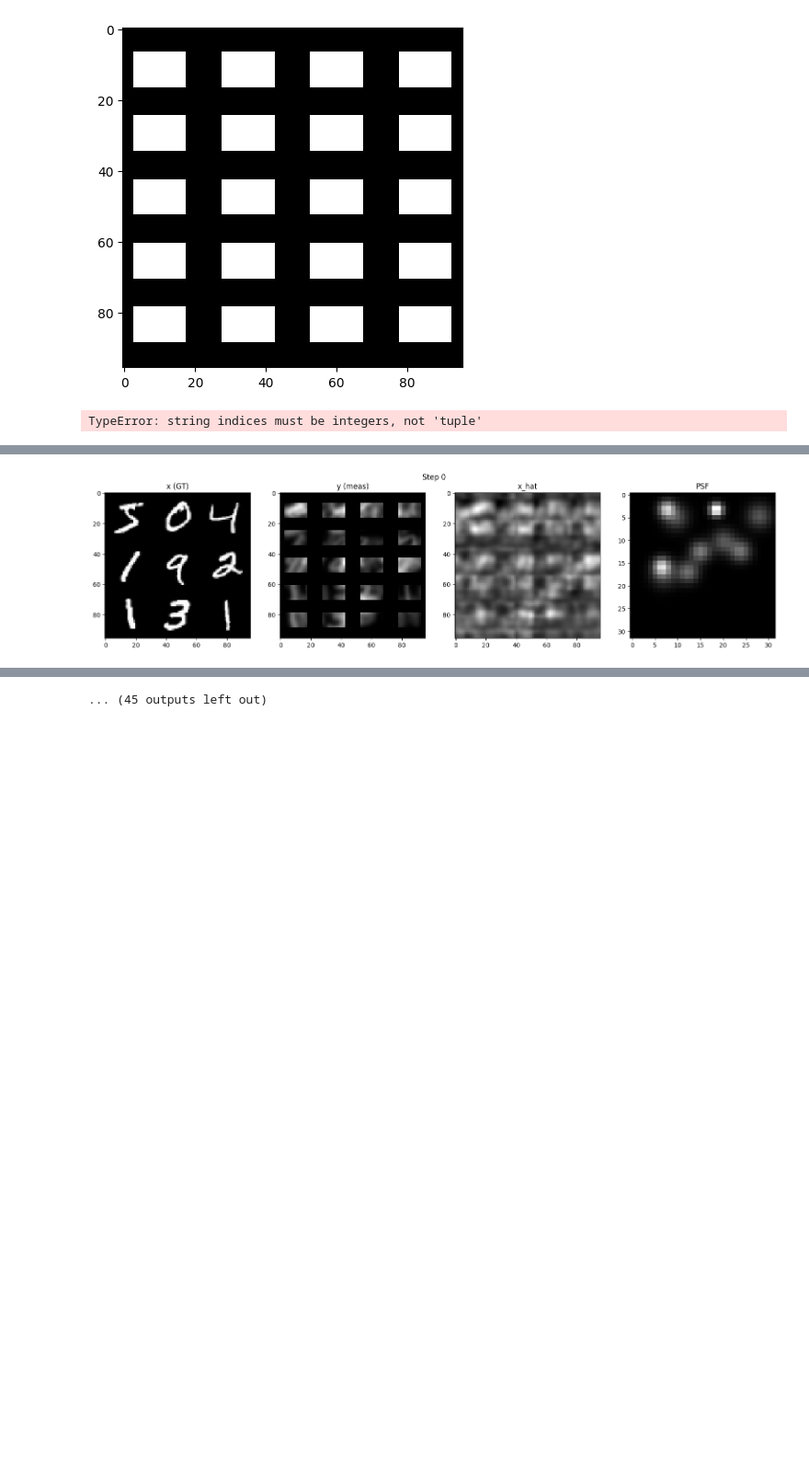
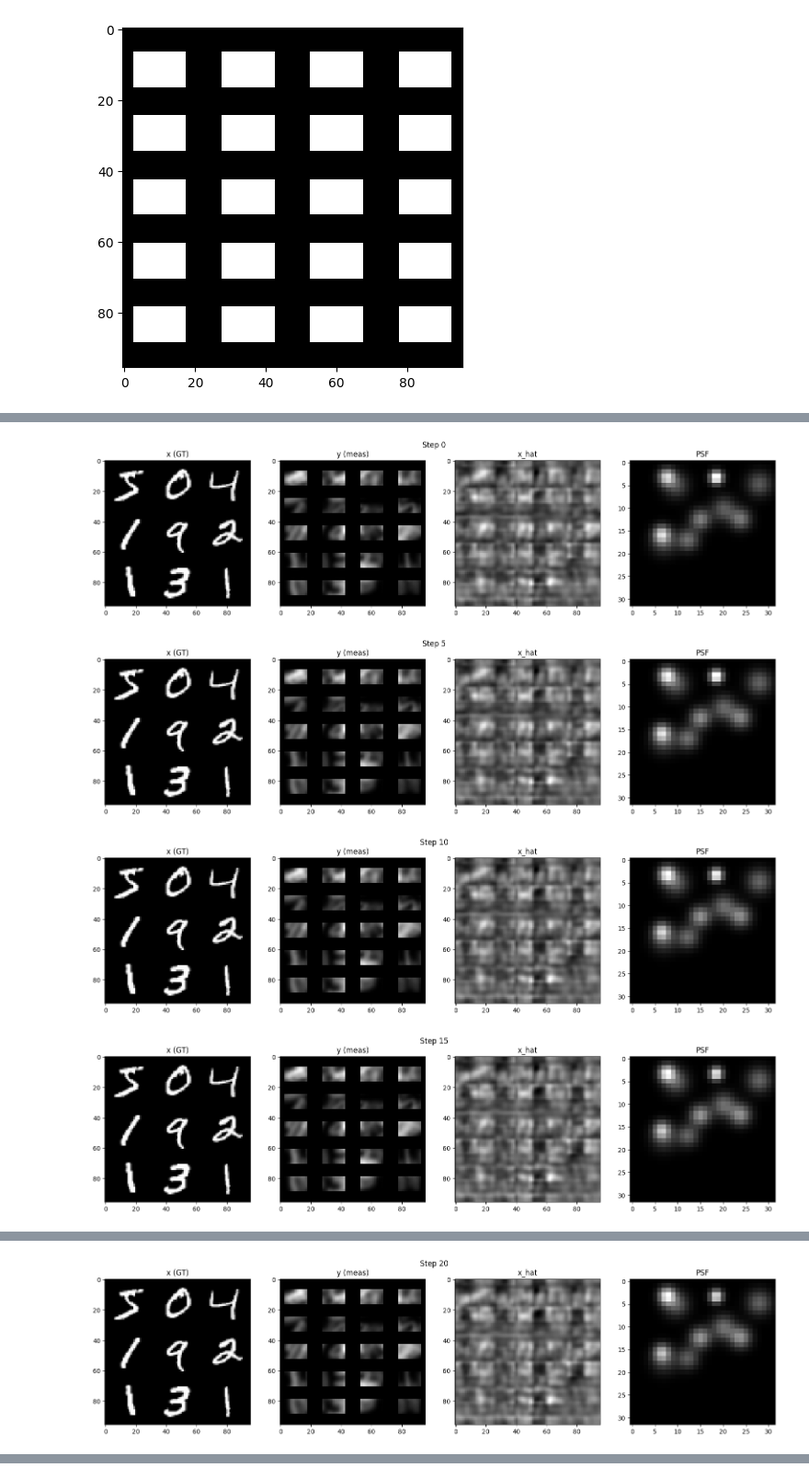
Before and after one commit to Drizlly/e2e-imaging, a Jupyter notebook: e2e_imaging.ipynb, the cells around one changed output, grey strips where cells are left out. Shown at 92% size. Cells and saved outputs as stored; diff of their text form; code cells hidden in the pictures; blank space fills up the shorter version.

Commit message:
working modular wiener deconv code, basic sanity check unet

```diff
--- a/e2e_imaging.ipynb
+++ b/e2e_imaging.ipynb
@@ -136,6 +144,12 @@ wandb_config = {
 # %%
 # load images!
 data_generator = LenslessDataGenerator(photon_count, subset_fraction=subset_fraction, seed=seed_value)
-x_train, x_test = data_generator.load_mnist_data()
+
+if dataset_name == 'cifar10':
+    x_train, x_test = data_generator.load_cifar10_data()
+elif dataset_name == 'mnist':
+    x_train, x_test = data_generator.load_mnist_data()
+
 train_dataset = data_generator.create_dataset(x_train, tile_rows=tile_rows, tile_cols=tile_cols, batch_size=batch_size)
+x_train[0].shape[0] * tile_rows
 # %% [output]
@@ -145,13 +160,20 @@ I0000 00:00:1772672637.158839 2192514 gpu_device.cc:2022] Created device /job:lo
 # the model
 key_1, subkey_1 = jax.random.split(key)
 key_2, subkey_2 = jax.random.split(key_1)
+key_3, subkey_3 = jax.random.split(key_2)
+
 psf_module = RMLPSFLayer(object_size=32, num_gaussians=10, psf_size=psf_size, key=subkey_1)
 sensor_module = SensorModule(photon_count=photon_count,
                              noise_enabled=noise_enabled,
                              sensor_array_enabled=sensor_array_enabled,
                              gaussian_sigma=gaussian_sigma,
                              sensor_array_params= sensor_array_params)
-reconstruction_module = WienerDeconv(log_K)
+
+if recon_name == 'wiener':
+    reconstruction_module = WienerDeconv(log_K)
+if recon_name == 'unet':
+    reconstruction_module = UNetDeconv(2, x_train[0].shape[0] * tile_rows, key = subkey_2) # TODO: fix the size dimension (second entry)
+
 model = E2E(psf_module=psf_module, sensor_module=sensor_module, reconstruction_module=reconstruction_module)
 plt.imshow(model.sensor_module.create_sensor_array(), cmap='gray')
 plt.show()
@@ -160,22 +182,19 @@ plt.show()
 # %%
 e2e_optimizer = E2EOptimizer(
     model=model,
-    # lr_psf=lr_psf,
-    # lr_K=lr_K,
-    lr = lr_normal,
-    use_wandb=False, #TODO: CHANGE
+    lr_psf=lr_psf,
+    lr_recon=lr_K,
+    use_wandb=use_wandb,
     project_name='e2e_imaging',
     run_name=run_name,
     wandb_config=wandb_config
 )
-# %% [output]
-TypeError: string indices must be integers, not 'tuple'
 # %%
 optimized_imaging_system = e2e_optimizer.optimize(
     train_dataset,
-    num_steps=500,
-    log_every=10,
-    visualize_every=100,
-    key=subkey_2
+    num_steps=num_steps,
+    log_every=log_every_print,
+    visualize_every=visualize_every,
+    key=subkey_3
 )
 # %% [output]
@@ -183 +202,4 @@ step 0/500  loss=0.075041  K=0.367512
-[figure, old version]
+[figure, new version]
+[figure, added]
+[figure, added]
+[figure, added]
@@ -184,0 +207 @@ step 10/500  loss=0.072424  K=0.363858
+[figure, added]
@@ -194,4 +214,3 @@ step 100/500  loss=0.073081  K=0.332115
-... (45 outputs left out)
 # %%
 model.reconstruction_module.log_K
 # %% [output]
```
Also changed, not shown: parts of 6 cells of this notebook, 5 other files.
